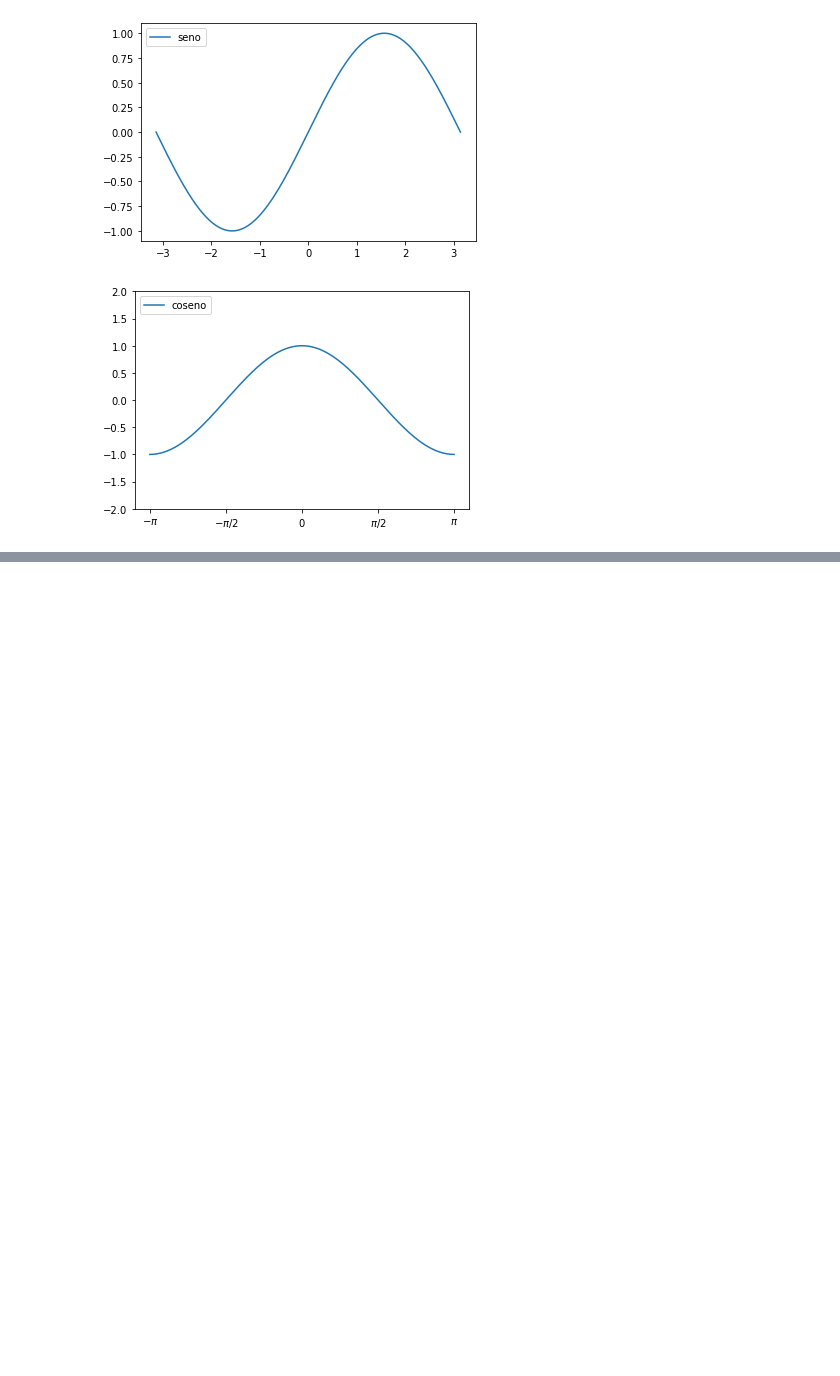
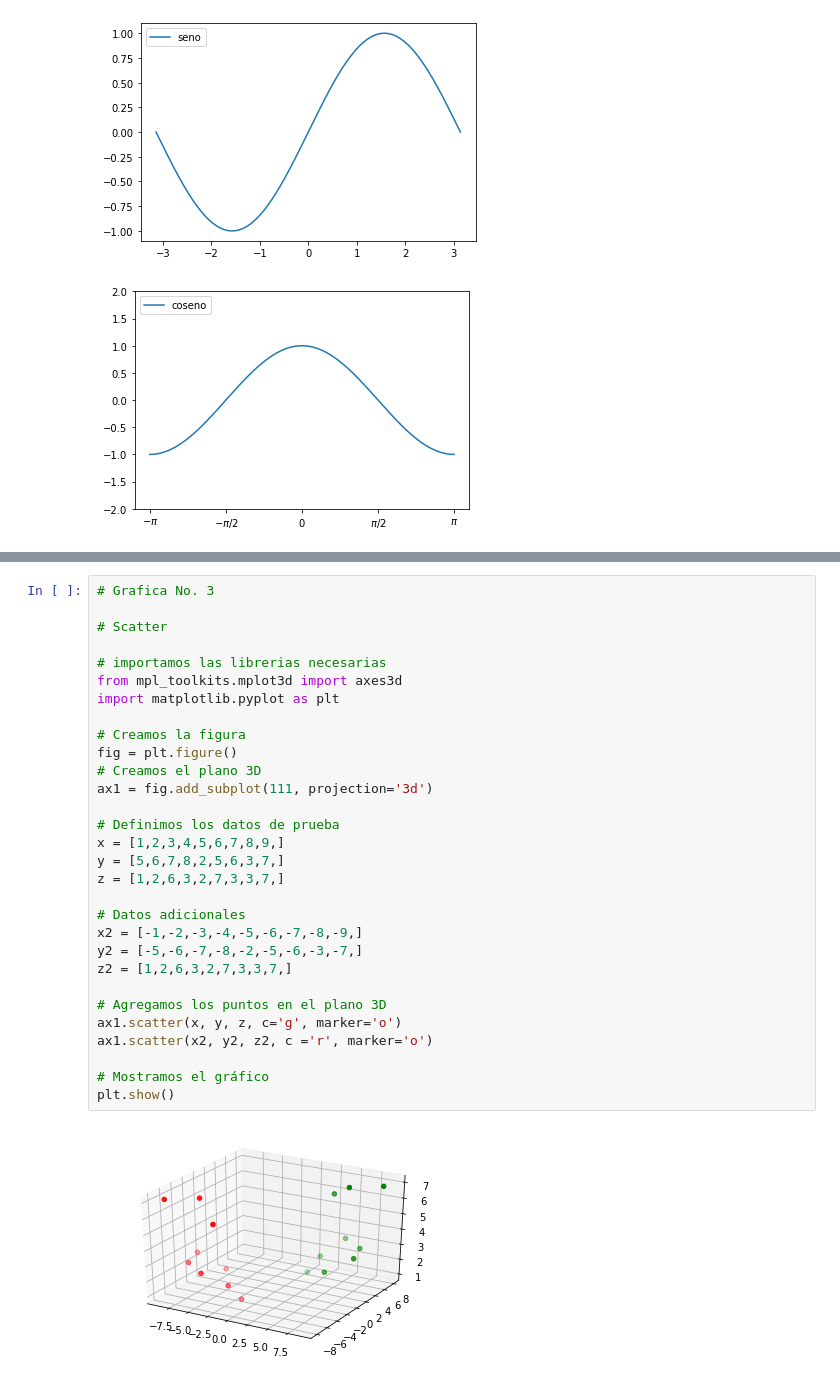
Before and after one commit to juandavid28/graficas_python, a Jupyter notebook: graficas_python.ipynb, the cells around one changed output, grey strips where cells are left out. Drawn from its saved outputs; the diff is of its cells as text; blank space fills up the shorter version.

```diff
--- a/graficas_python.ipynb
+++ b/graficas_python.ipynb
@@ -122,0 +191,32 @@ show()
+# %%
+# Grafica No. 3
+
+# Scatter
+
+# importamos las librerias necesarias
+from mpl_toolkits.mplot3d import axes3d
+import matplotlib.pyplot as plt
+
+# Creamos la figura
+fig = plt.figure()
+# Creamos el plano 3D
+ax1 = fig.add_subplot(111, projection='3d')
+
+# Definimos los datos de prueba
+x = [1,2,3,4,5,6,7,8,9,]
+y = [5,6,7,8,2,5,6,3,7,]
+z = [1,2,6,3,2,7,3,3,7,]
+
+# Datos adicionales
+x2 = [-1,-2,-3,-4,-5,-6,-7,-8,-9,]
+y2 = [-5,-6,-7,-8,-2,-5,-6,-3,-7,]
+z2 = [1,2,6,3,2,7,3,3,7,]
+
+# Agregamos los puntos en el plano 3D
+ax1.scatter(x, y, z, c='g', marker='o')
+ax1.scatter(x2, y2, z2, c ='r', marker='o')
+
+# Mostramos el gráfico
+plt.show()
+# %% [output]
+[figure, added]
```
Also changed, not shown: parts of 7 cells of this notebook.
